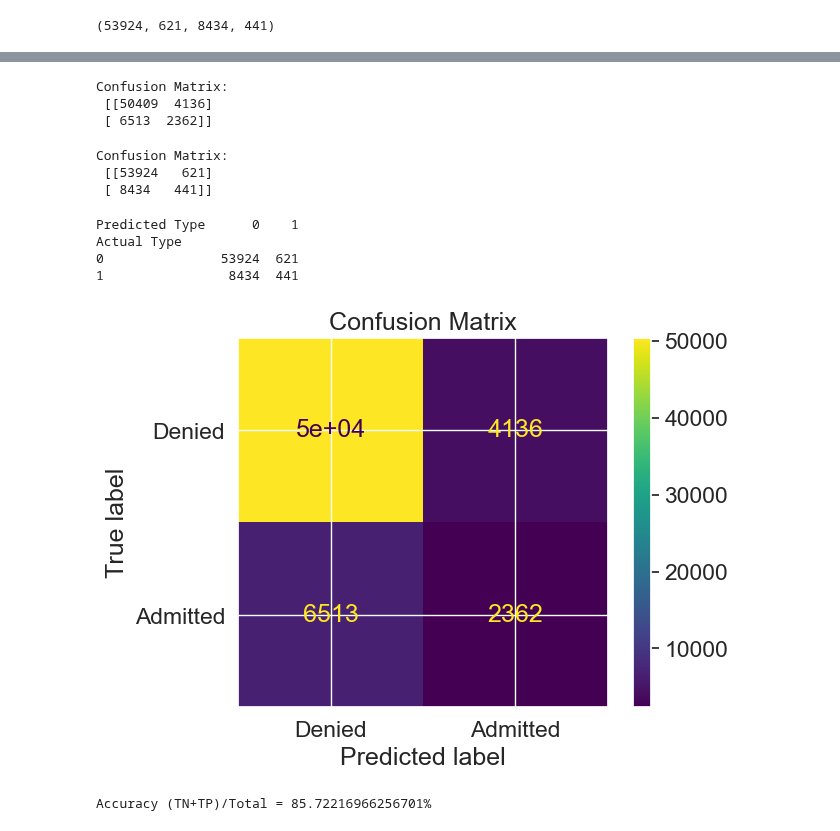
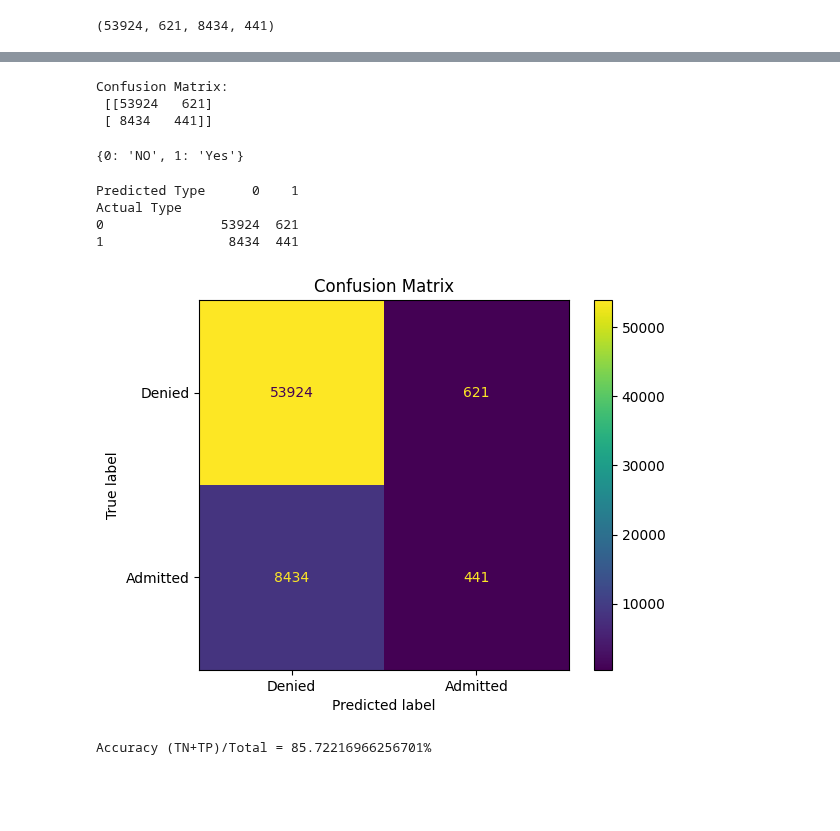
Before and after one commit to yourexodus/capstone_CDC, a Jupyter notebook: Modeling.ipynb, the cells around one changed output, grey strips where cells are left out. Saved outputs shown, nothing was run; the diff lists cells and outputs as text; code cells hidden in the pictures; blank space fills up the shorter version.

```diff
--- a/Modeling.ipynb
+++ b/Modeling.ipynb
@@ -328,6 +332,8 @@ df['Diabetes_binary'].value_counts(normalize=True)
 Name: Diabetes_binary, dtype: float64
 # %% [markdown]
 have more data for non diabetics
+# %%
+logreg.predict_proba = logreg.predict(X_test)
 # %%
 
 # .ravel() flattens out a matrix into 1-d array.
@@ -338,18 +353,7 @@ tn, fp, fn, tp = confusion_matrix(y_true=y_test, y_pred=logit_pred_proba > .5).r
 # %%
 # Lower the threshold - how does the confusion matrix change?
-print(f'Confusion Matrix:\n {confusion_matrix(y_true=y_test, y_pred=logit_pred_proba > .3)}')
+print(f'Confusion Matrix:\n {confusion_matrix(y_true=y_test, y_pred=logreg.predict_proba > .3)}')
 # %% [output]
 Confusion Matrix:
- [[50409  4136]
- [ 6513  2362]]
+ [[53924   621]
+ [ 8434   441]]
-# %%
-
-# Get probability predictions.
-logit_pred_proba = logreg.predict_proba(X_test)[:,1]
-
-# print out the confusion matrix with a 0.5 threshold
-print(f'Confusion Matrix:\n {confusion_matrix(y_true=y_test, y_pred=logit_pred_proba > .5)}')
-# %% [output]
-Confusion Matrix:
- [[53924   621]
- [ 8434   441]]
@@ -356 +362,6 @@ Confusion Matrix:
+# %%
+reversefactor = dict(zip(range(2),definitions))
+reversefactor
+# %% [output]
+{0: 'NO', 1: 'Yes'}
 # %%
@@ -370,14 +381,14 @@ Actual Type
 # %%
 
 from sklearn.metrics import confusion_matrix, ConfusionMatrixDisplay
-cm = confusion_matrix(y_true=y_test, y_pred=logit_pred_proba > .3)
+cm = confusion_matrix(y_true=y_test, y_pred=logreg.predict_proba > .3)
 disp = ConfusionMatrixDisplay(confusion_matrix=cm,
                               display_labels=['Denied','Admitted'])
 disp.plot()
 plt.title('Confusion Matrix')
 plt.show()
 # %% [output]
-[figure, old version]
+[figure, new version]
 # %%
 # Answer - compute accuracy
 acc = (tn+tp)/(tp+tn+fp+fn)
```
Also changed, not shown: parts of 27 cells of this notebook, 8 other files.
